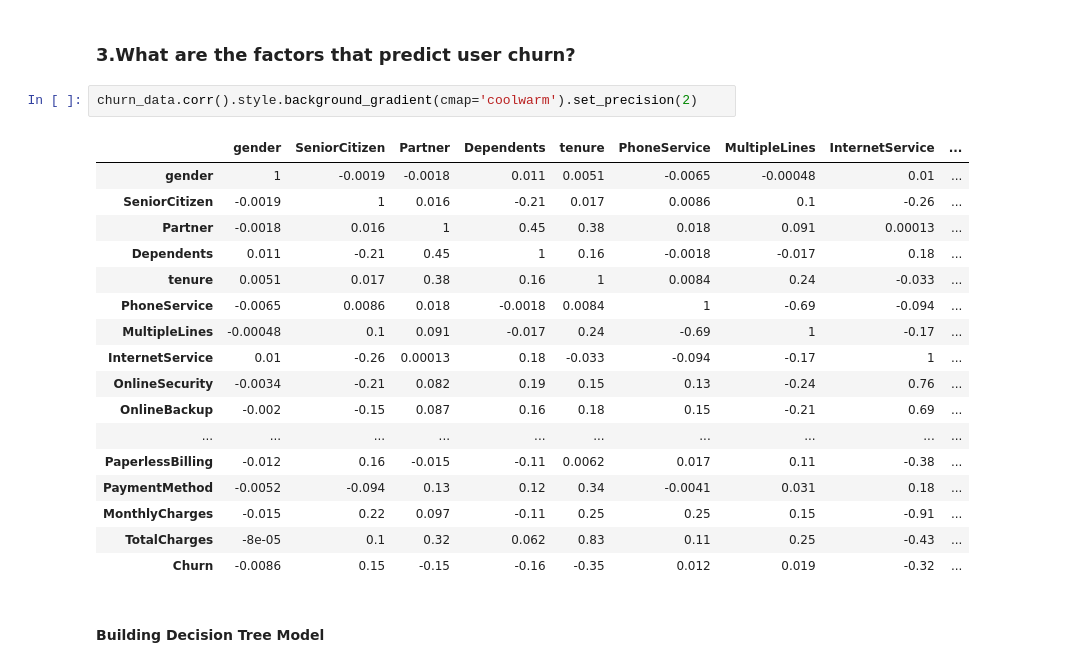
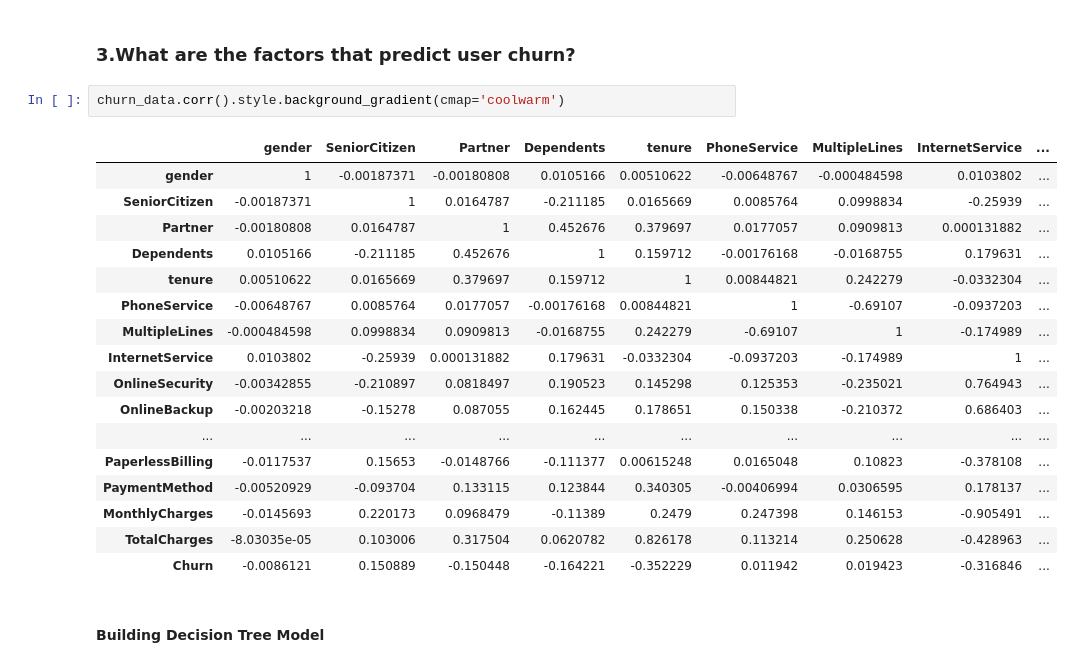
Before and after one commit to IMabuza/Decision_trees, a Jupyter notebook: customer_churn_analyses.ipynb, the cells around one changed output. Drawn from its saved outputs; the diff is of its cells as text.

```diff
--- a/customer_churn_analyses.ipynb
+++ b/customer_churn_analyses.ipynb
@@ -157,25 +157,25 @@ churn_data.describe()
 # %% [markdown]
 ### 3.What are the factors that predict user churn?
 # %%
-churn_data.corr().style.background_gradient(cmap='coolwarm').set_precision(2)
+churn_data.corr().style.background_gradient(cmap='coolwarm')
 # %% [output]
 |  | gender | SeniorCitizen | Partner | Dependents | tenure | PhoneService | MultipleLines | InternetService | ... |
-| gender | 1 | -0.0019 | -0.0018 | 0.011 | 0.0051 | -0.0065 | -0.00048 | 0.01 | ... |
-| SeniorCitizen | -0.0019 | 1 | 0.016 | -0.21 | 0.017 | 0.0086 | 0.1 | -0.26 | ... |
-| Partner | -0.0018 | 0.016 | 1 | 0.45 | 0.38 | 0.018 | 0.091 | 0.00013 | ... |
-| Dependents | 0.011 | -0.21 | 0.45 | 1 | 0.16 | -0.0018 | -0.017 | 0.18 | ... |
-| tenure | 0.0051 | 0.017 | 0.38 | 0.16 | 1 | 0.0084 | 0.24 | -0.033 | ... |
-| PhoneService | -0.0065 | 0.0086 | 0.018 | -0.0018 | 0.0084 | 1 | -0.69 | -0.094 | ... |
-| MultipleLines | -0.00048 | 0.1 | 0.091 | -0.017 | 0.24 | -0.69 | 1 | -0.17 | ... |
-| InternetService | 0.01 | -0.26 | 0.00013 | 0.18 | -0.033 | -0.094 | -0.17 | 1 | ... |
-| OnlineSecurity | -0.0034 | -0.21 | 0.082 | 0.19 | 0.15 | 0.13 | -0.24 | 0.76 | ... |
-| OnlineBackup | -0.002 | -0.15 | 0.087 | 0.16 | 0.18 | 0.15 | -0.21 | 0.69 | ... |
+| gender | 1 | -0.00187371 | -0.00180808 | 0.0105166 | 0.00510622 | -0.00648767 | -0.000484598 | 0.0103802 | ... |
+| SeniorCitizen | -0.00187371 | 1 | 0.0164787 | -0.211185 | 0.0165669 | 0.0085764 | 0.0998834 | -0.25939 | ... |
+| Partner | -0.00180808 | 0.0164787 | 1 | 0.452676 | 0.379697 | 0.0177057 | 0.0909813 | 0.000131882 | ... |
+| Dependents | 0.0105166 | -0.211185 | 0.452676 | 1 | 0.159712 | -0.00176168 | -0.0168755 | 0.179631 | ... |
+| tenure | 0.00510622 | 0.0165669 | 0.379697 | 0.159712 | 1 | 0.00844821 | 0.242279 | -0.0332304 | ... |
+| PhoneService | -0.00648767 | 0.0085764 | 0.0177057 | -0.00176168 | 0.00844821 | 1 | -0.69107 | -0.0937203 | ... |
+| MultipleLines | -0.000484598 | 0.0998834 | 0.0909813 | -0.0168755 | 0.242279 | -0.69107 | 1 | -0.174989 | ... |
+| InternetService | 0.0103802 | -0.25939 | 0.000131882 | 0.179631 | -0.0332304 | -0.0937203 | -0.174989 | 1 | ... |
+| OnlineSecurity | -0.00342855 | -0.210897 | 0.0818497 | 0.190523 | 0.145298 | 0.125353 | -0.235021 | 0.764943 | ... |
+| OnlineBackup | -0.00203218 | -0.15278 | 0.087055 | 0.162445 | 0.178651 | 0.150338 | -0.210372 | 0.686403 | ... |
 | ... | ... | ... | ... | ... | ... | ... | ... | ... | ... |
-| PaperlessBilling | -0.012 | 0.16 | -0.015 | -0.11 | 0.0062 | 0.017 | 0.11 | -0.38 | ... |
-| PaymentMethod | -0.0052 | -0.094 | 0.13 | 0.12 | 0.34 | -0.0041 | 0.031 | 0.18 | ... |
-| MonthlyCharges | -0.015 | 0.22 | 0.097 | -0.11 | 0.25 | 0.25 | 0.15 | -0.91 | ... |
-| TotalCharges | -8e-05 | 0.1 | 0.32 | 0.062 | 0.83 | 0.11 | 0.25 | -0.43 | ... |
-| Churn | -0.0086 | 0.15 | -0.15 | -0.16 | -0.35 | 0.012 | 0.019 | -0.32 | ... |
+| PaperlessBilling | -0.0117537 | 0.15653 | -0.0148766 | -0.111377 | 0.00615248 | 0.0165048 | 0.10823 | -0.378108 | ... |
+| PaymentMethod | -0.00520929 | -0.093704 | 0.133115 | 0.123844 | 0.340305 | -0.00406994 | 0.0306595 | 0.178137 | ... |
+| MonthlyCharges | -0.0145693 | 0.220173 | 0.0968479 | -0.11389 | 0.2479 | 0.247398 | 0.146153 | -0.905491 | ... |
+| TotalCharges | -8.03035e-05 | 0.103006 | 0.317504 | 0.0620782 | 0.826178 | 0.113214 | 0.250628 | -0.428963 | ... |
+| Churn | -0.0086121 | 0.150889 | -0.150448 | -0.164221 | -0.352229 | 0.011942 | 0.019423 | -0.316846 | ... |
 # %% [markdown]
 #### Building Decision Tree Model
 # %%
```
Also changed, not shown: parts of 3 cells of this notebook, 2 other files.
